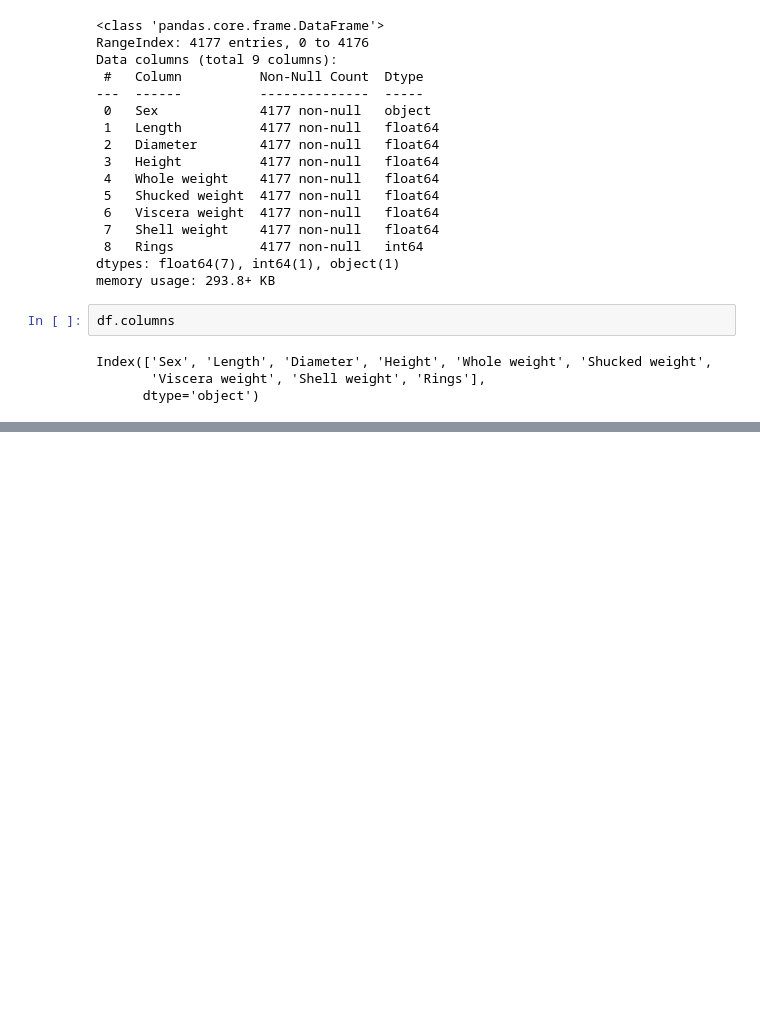
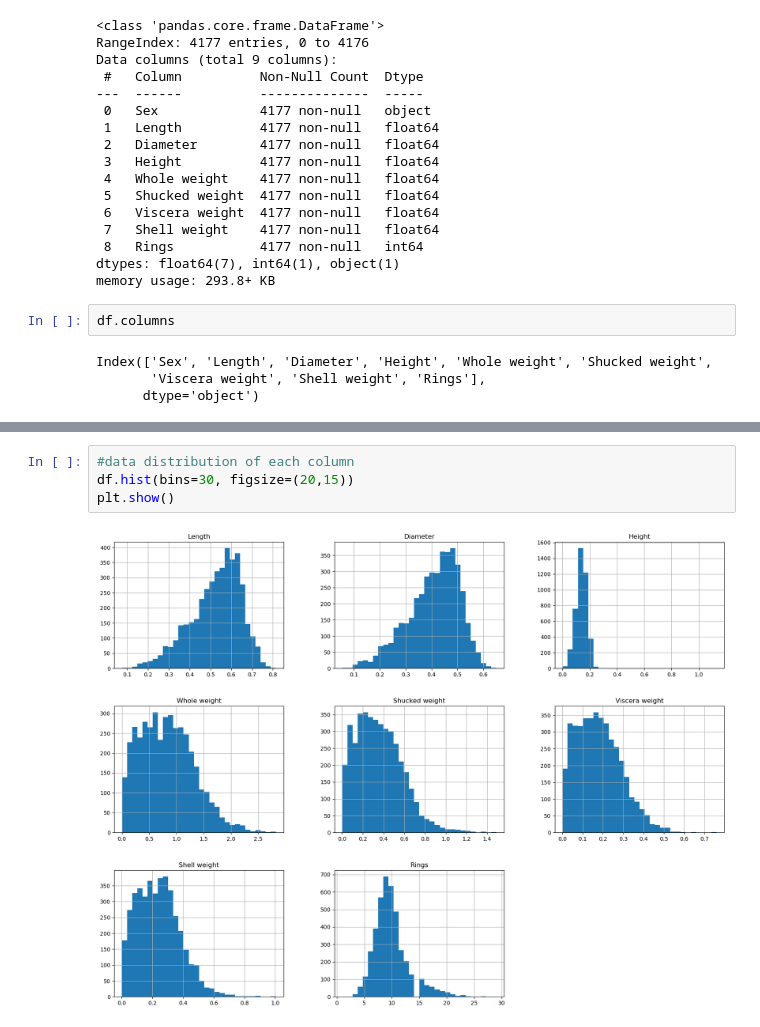
Before and after one commit to mynamescheff/some-data-ig, a Jupyter notebook: abalone/model.ipynb, the cells around one changed output, grey strips where cells are left out. Cells and saved outputs as stored; diff of their text form; blank space fills up the shorter version.

```diff
--- a/abalone/model.ipynb
+++ b/abalone/model.ipynb
@@ -84,0 +96,6 @@ Index(['Sex', 'Length', 'Diameter', 'Height', 'Whole weight', 'Shucked weight',
+# %%
+#data distribution of each column
+df.hist(bins=30, figsize=(20,15))
+plt.show()
+# %% [output]
+[figure, added]
```
Also changed, not shown: parts of 11 cells of this notebook, 4 other files.
